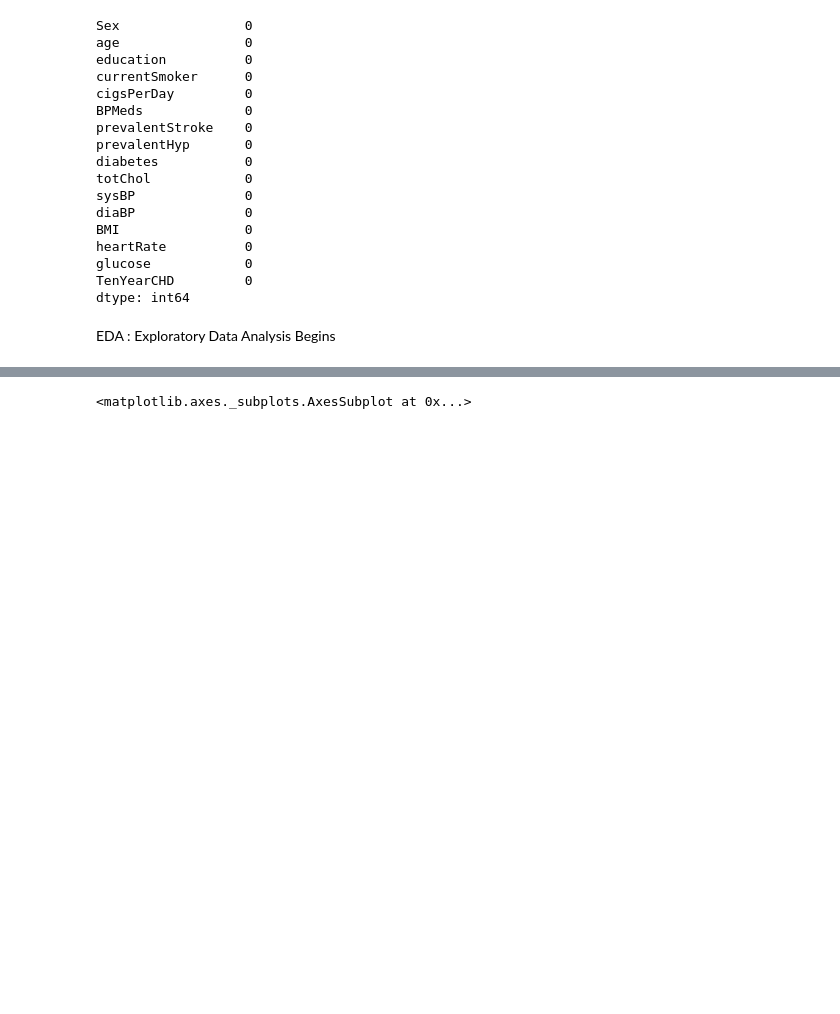
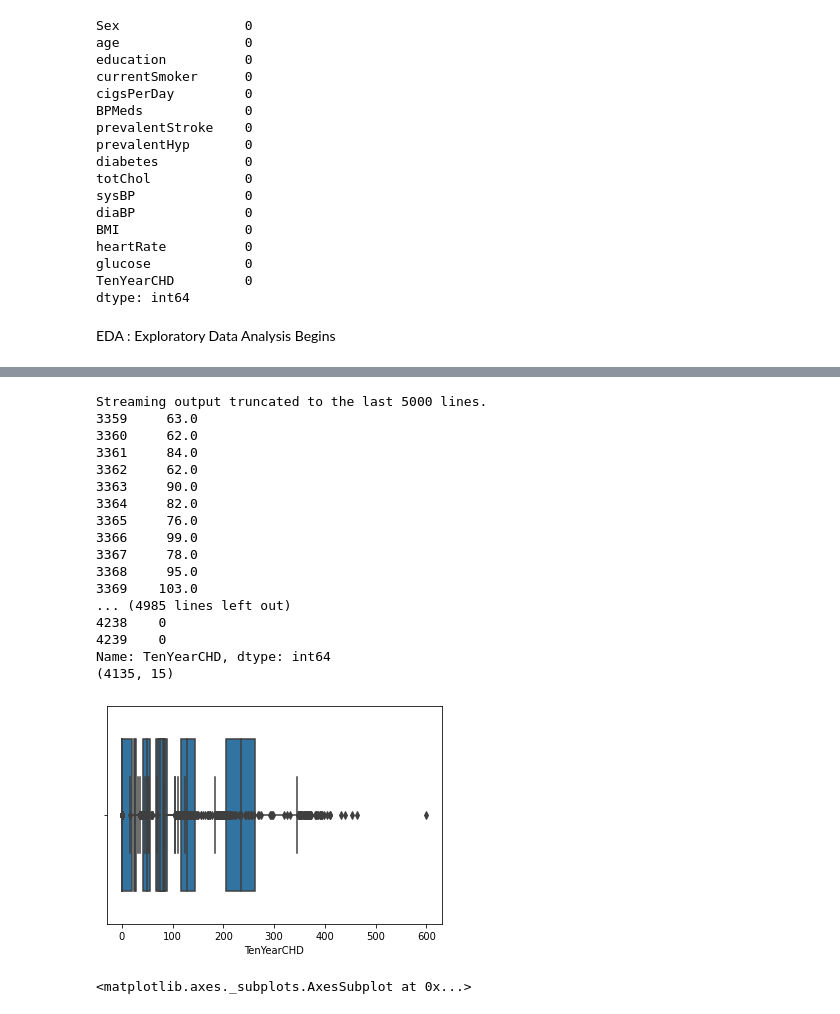
Before and after one commit to iamrestrepo/framingham-data-mining, a Jupyter notebook: Data_Mining_Project_Heart_Attack_Analysis_.ipynb, the cells around one changed output, grey strips where cells are left out. Drawn from its saved outputs; the diff is of its cells as text; code cells hidden in the pictures; blank space fills up the shorter version.

```diff
--- a/Data_Mining_Project_Heart_Attack_Analysis_.ipynb
+++ b/Data_Mining_Project_Heart_Attack_Analysis_.ipynb
@@ -342,3 +347,47 @@ array([[<matplotlib.axes._subplots.AxesSubplot object at 0x...>,
+# %%
+#IDENTIFY AND REMOVE OUTLIERS
+#identify outliers using BoxPlot for each variable
+from matplotlib.cbook import boxplot_stats
+
+#initial shape
+print(df.shape)
+# graph outliers for all columns in just one graph with axis x = TenYearCHD
+for i in df.columns:
+  sns.boxplot(x=df[i], width=0.7)
+#outliers
+  outliers = [y for stat in boxplot_stats(df[i]) for y in stat['fliers']]
+  if len(outliers) > 1:
+    print(df[i])
+    # df.drop(df[df[i] < 25].index, inplace = True)
+    # print("Total Outliers for " + i + '=' , len(outliers))
+    # print("Outliers for " + i + '=' , outliers)
+
+
+#final shape
+print(df.shape)
+
+#get indexes of outliers for each variable (outliers.includes(item['hearRate']))
+#drop those items
+# dataframe.drop( row_index, inplace = True
+# %% [output]
+Streaming output truncated to the last 5000 lines.
+3359     63.0
+3360     62.0
+3361     84.0
+3362     62.0
+3363     90.0
+3364     82.0
+3365     76.0
+3366     99.0
+3367     78.0
+3368     95.0
+3369    103.0
+... (4985 lines left out)
+4238    0
+4239    0
+Name: TenYearCHD, dtype: int64
+(4135, 15)
+[figure, added]
 # %%
 #Histogram of Target Variable
 sns.countplot(x='TenYearCHD',data=df)
```
Also changed, not shown: parts of 14 cells of this notebook.
